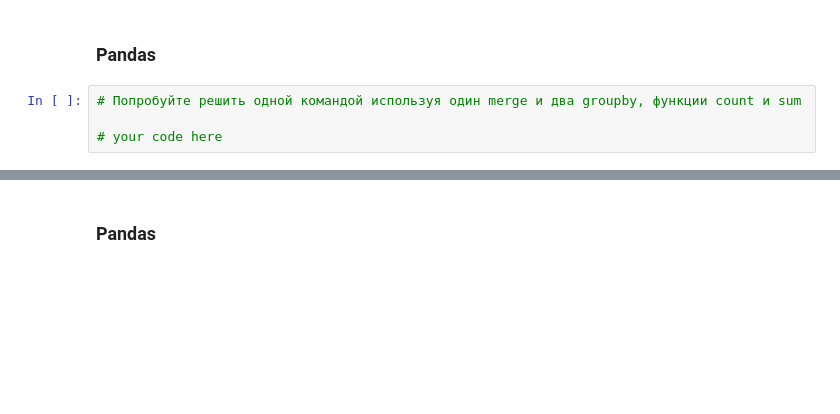
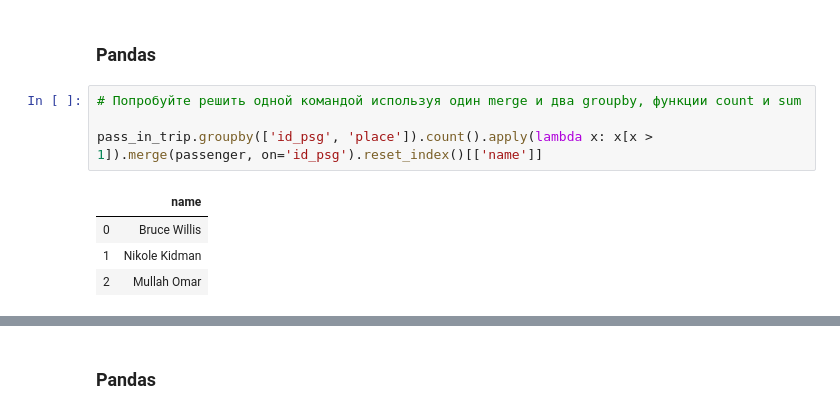
Before and after one commit to CrafterKolyan/mmp-practicum-sql-fall-2019, a Jupyter notebook: hw2-advanced-pandas/Korolev.ipynb, the cells around one changed output, grey strips where cells are left out. Saved outputs shown, nothing was run; the diff lists cells and outputs as text; blank space fills up the shorter version.

```diff
--- a/hw2-advanced-pandas/Korolev.ipynb
+++ b/hw2-advanced-pandas/Korolev.ipynb
@@ -140,7 +155,12 @@ passenger.head()
 # %%
 # Попробуйте решить одной командой используя один merge и два groupby, функции count и sum
 
-# your code here
+pass_in_trip.groupby(['id_psg', 'place']).count().apply(lambda x: x[x > 1]).merge(passenger, on='id_psg').reset_index()[['name']]
+# %% [output]
+|  | name |
+| 0 | Bruce Willis |
+| 1 | Nikole Kidman |
+| 2 | Mullah Omar |
 # %% [markdown]
 # Задача 4.
 
```
Also changed, not shown: parts of 6 cells of this notebook.
